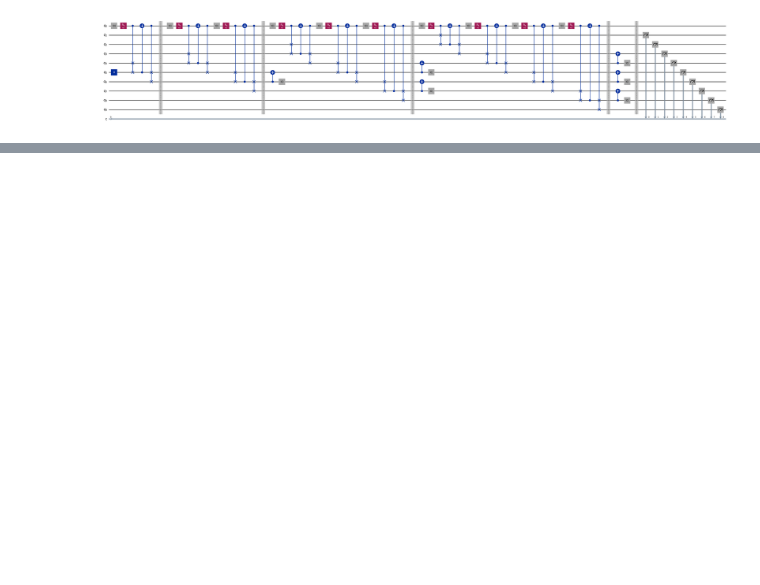
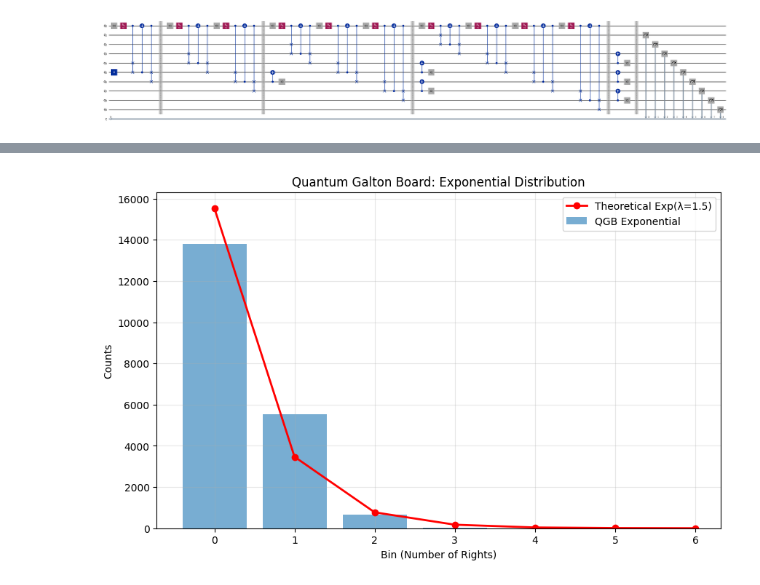
Before and after one commit to FipNad/Quantum-Galton-Board, a Jupyter notebook: QGB_Wiser_1_2_3.ipynb, the cells around one changed output, grey strips where cells are left out. Drawn from its saved outputs; the diff is of its cells as text; code cells hidden in the pictures; blank space fills up the shorter version.

```diff
--- a/QGB_Wiser_1_2_3.ipynb
+++ b/QGB_Wiser_1_2_3.ipynb
@@ -281,7 +332,12 @@ def exponential_distribution_thetas(n_layers: int, lmbda: float = 0.8, direction
     return thetas
 # %%
 def compare_with_exponential(hist: Dict[int, int], n_layers: int, lmbda: float):
-    """Compare sampled histogram with theoretical exponential distribution."""
+    """Compare the sampled histogram with a theoretical exponential distribution.
+    Args:
+        hist (Dict[int, int]): The histogram of sampled rights.
+        n_layers (int): Number of layers in the Quantum Galton Board.
+        lmbda (float): Exponential decay parameter.
+    """
     import matplotlib.pyplot as plt
     from scipy.stats import expon
 
@@ -305,17 +361,29 @@ def compare_with_exponential(hist: Dict[int, int], n_layers: int, lmbda: float):
     plt.grid(True, alpha=0.3)
     plt.show()
 # %%
-def test_exponential_distribution():
-    n_layers = 6
-    lmbda = 1.5
+def test_exponential_distribution(n_layers: int = 6, lmbda: float = 1.5):
+    """Test the Quantum Galton Board with exponential distribution bias.
+    Args:
+        n_layers (int): Number of layers in the Quantum Galton Board.
+        lmbda (float): Exponential decay parameter.
+    Returns:
+        Dict[int, int]: A dictionary where keys are the number of rights (0 to n_layers) and values are the counts of occurrences.
+    """
+    n_layers = n_layers
+    lmbda = lmbda
 
     # Generate exponential bias angles
     exp_thetas = exponential_distribution_thetas(n_layers, lmbda, 'left')
 
     # Run the QGB with exponential bias
     hist, memory = sample_qgb(n_layers, shots=20000, thetas=exp_thetas, fine_grained=True)
 
     # Compare with theoretical exponential distribution
     compare_with_exponential(hist, n_layers, lmbda)
 
     return hist
+
+n_layers = 6
+hist_exp_distribution_6_layers = test_exponential_distribution(n_layers=n_layers, lmbda=1.5)
+# %% [output]
+[figure, added]
```
Also changed, not shown: parts of 34 cells of this notebook.
